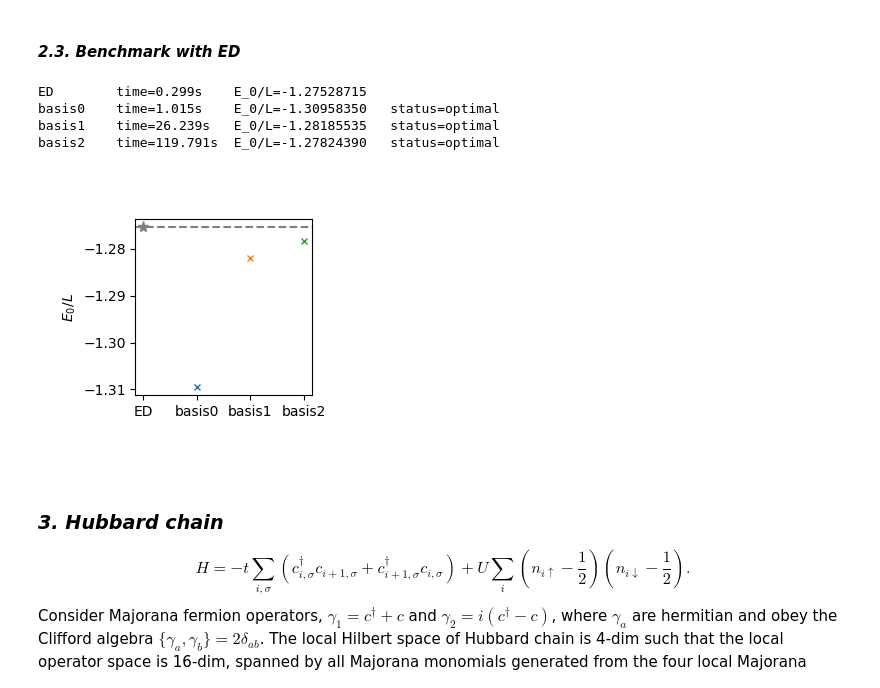
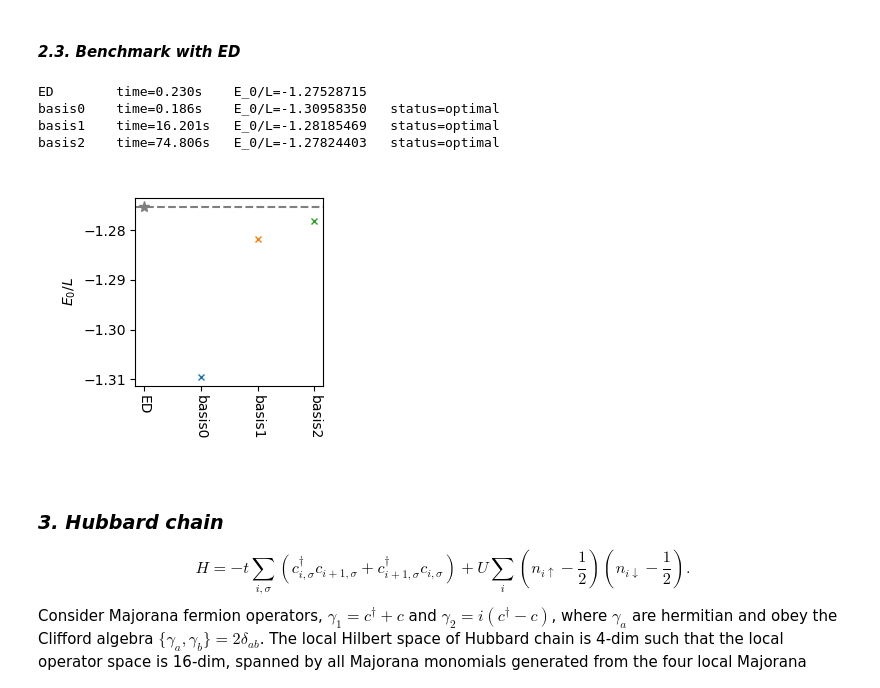
Before and after one commit to JefferyWangSH/QMBBoot-NGA, a Jupyter notebook: note.ipynb, the cells around one changed output. Drawn from its saved outputs; the diff is of its cells as text; code cells hidden in the pictures.

```diff
--- a/note.ipynb
+++ b/note.ipynb
@@ -181,7 +181,7 @@ For TFI chain and general real-matrix Hamiltonians under certain basis, the assu
 #### *2.3. Benchmark with ED*
 # %%
 %reset -f
-from ising._ed import gs as ed_gs
+from ed.ising import gs as ed_gs
 from ising.ising import IsingParams, IsingCompiler
 from sdp import SDPSolver
 
@@ -218,39 +218,40 @@ fig, ax = plt.subplots(1, 1, figsize=(3,3))
 
 t0 = time.perf_counter()
 e0 = ed_gs(L, J=J, h=h)
 dt = time.perf_counter() - t0
 print(
     f'{"ED":<10s}'
     f'{f"time={dt:.3f}s":<15s}'
-    f'{f'E_0/L={e0/L:.8f}':<15s}'
+    f'{f"E_0/L={e0/L:.8f}":<15s}'
 )
 ax.plot(['ED'], [e0/L], marker='*', markersize=8, color='tab:grey')
 ax.axhline(y=e0/L, color='tab:grey', linestyle='dashed')
 
 for name, basis in bases.items():
     t0 = time.perf_counter()
     e0_lower, compiler_summary, solver_summary = bootstrap_gs(
         L, J, h, basis, eps=eps, max_iters=max_iters,
     )
     dt = time.perf_counter() - t0
     print(
         f'{name:<10s}'
         f'{f"time={dt:.3f}s":<15s}'
         f'{f"E_0/L={e0_lower/L:.8f}":<20s}'
         f'{f"status={solver_summary["status"]}":<15s}'
     )
     ax.plot([name], [e0_lower/L], marker='x', markersize=5, markerfacecolor='none')
 
+ax.tick_params(axis='x', labelrotation=270)
 ax.set_ylabel(r'$E_0/L$')
 
 ax.set_box_aspect(1)
 fig.tight_layout()
 # %% [output]
-ED        time=0.299s    E_0/L=-1.27528715
-basis0    time=1.015s    E_0/L=-1.30958350   status=optimal
-basis1    time=26.239s   E_0/L=-1.28185535   status=optimal
-basis2    time=119.791s  E_0/L=-1.27824390   status=optimal
+ED        time=0.230s    E_0/L=-1.27528715
+basis0    time=0.186s    E_0/L=-1.30958350   status=optimal
+basis1    time=16.201s   E_0/L=-1.28185469   status=optimal
+basis2    time=74.806s   E_0/L=-1.27824403   status=optimal
-[figure, old version]
+[figure, new version]
 # %% [markdown]
 ### *3. Hubbard chain*
 $$
```
Also changed, not shown: parts of 2 cells of this notebook, 5 other files.
